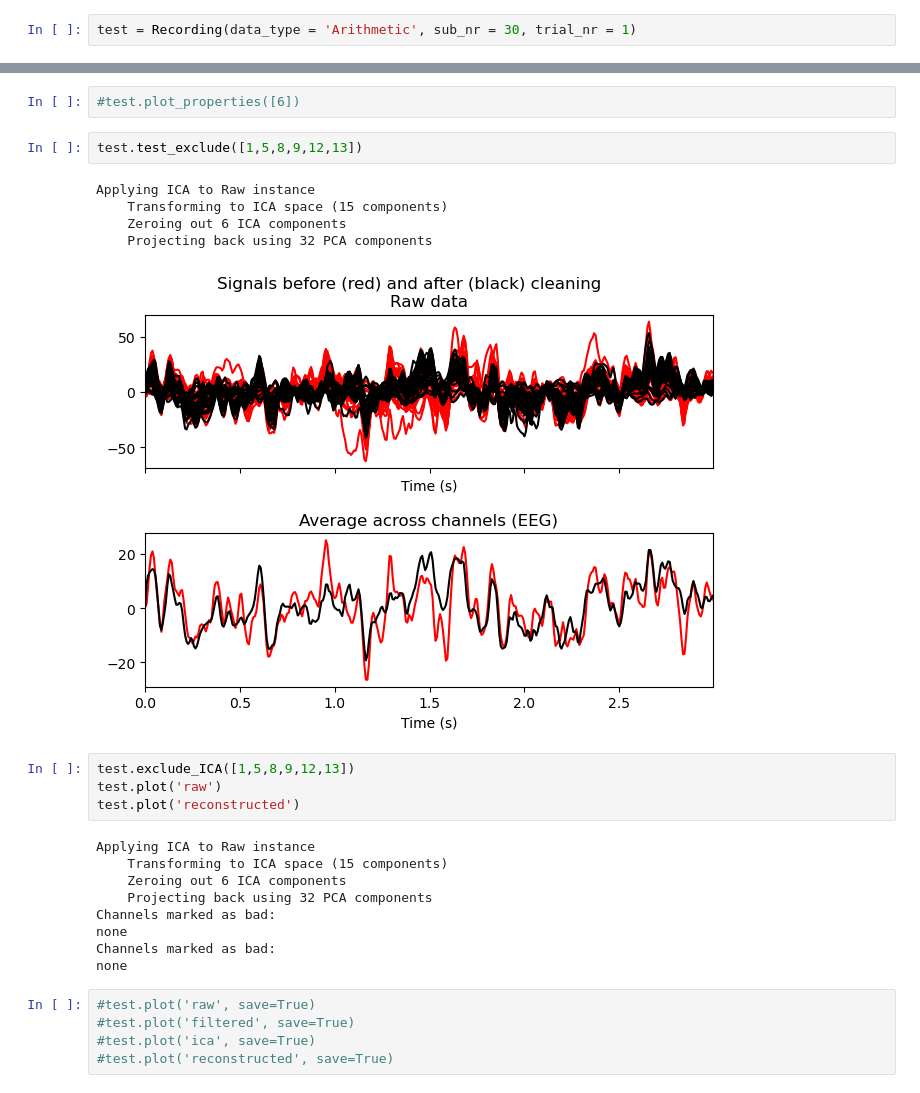
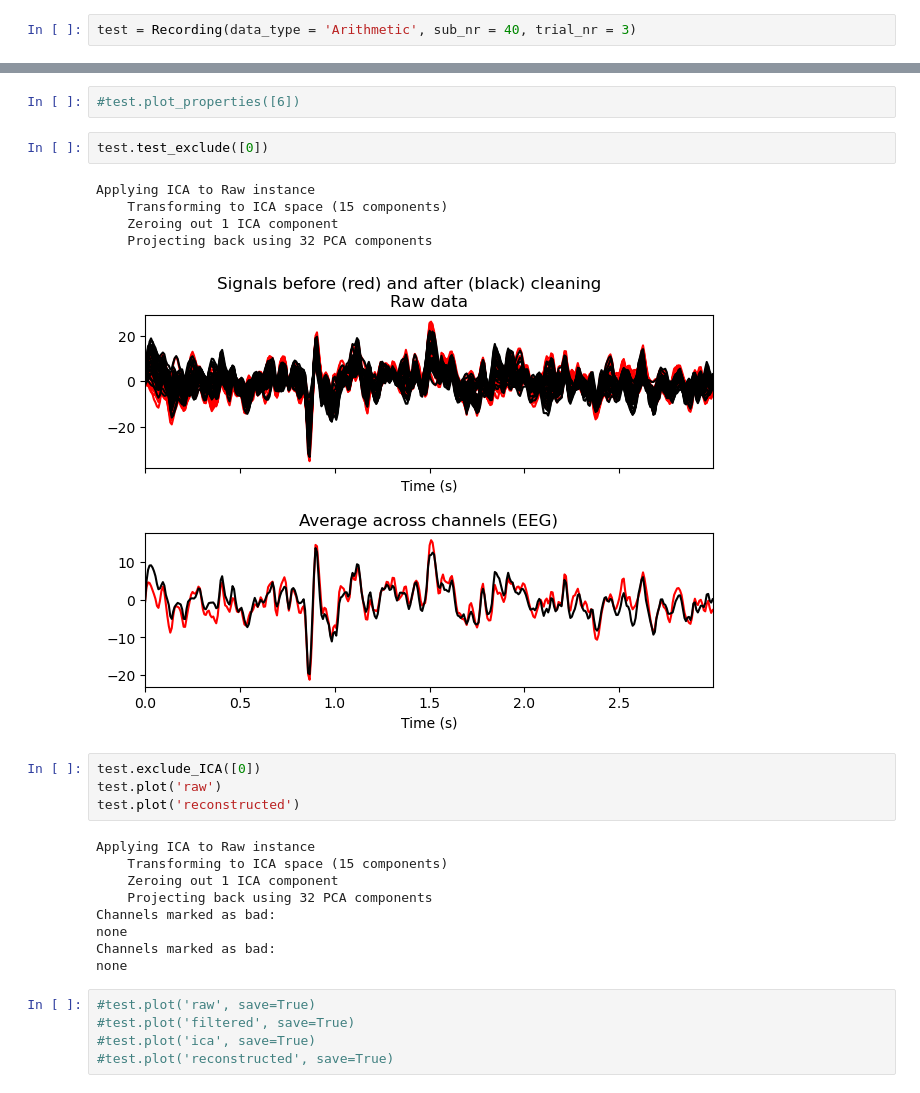
Before and after one commit to annejooyun/eeg_stress_detection, a Jupyter notebook: ICA round 2.ipynb, the cells around one changed output, grey strips where cells are left out. Saved outputs shown, nothing was run; the diff lists cells and outputs as text.

```diff
--- a/ICA round 2.ipynb
+++ b/ICA round 2.ipynb
@@ -114,7 +114,7 @@ class Recording:
                     fig = data.plot(duration = 25, title=f'{title}', n_channels=self.n_channels, scalings=18, show_scrollbars=False)
                     fig.savefig(f'{self.root}/Figures/{title}.png')
 # %%
-test = Recording(data_type = 'Arithmetic', sub_nr = 30, trial_nr = 1)
+test = Recording(data_type = 'Arithmetic', sub_nr = 40, trial_nr = 3)
 # %% [output]
 Creating RawArray with float64 data, n_channels=32, n_times=3200
     Range : 0 ... 3199 =      0.000 ...    24.992 secs
@@ -137,21 +137,21 @@ Ready.
 # %%
 #test.plot_properties([6])
 # %%
-test.test_exclude([1,5,8,9,12,13])
+test.test_exclude([0])
 # %% [output]
 Applying ICA to Raw instance
     Transforming to ICA space (15 components)
-    Zeroing out 6 ICA components
+    Zeroing out 1 ICA component
     Projecting back using 32 PCA components
-[figure, old version]
+[figure, new version]
 # %%
-test.exclude_ICA([1,5,8,9,12,13])
+test.exclude_ICA([0])
 test.plot('raw')
 test.plot('reconstructed')
 # %% [output]
 Applying ICA to Raw instance
     Transforming to ICA space (15 components)
-    Zeroing out 6 ICA components
+    Zeroing out 1 ICA component
     Projecting back using 32 PCA components
 Channels marked as bad:
 none
```
Also changed, not shown: parts of 1 cell of this notebook, 21 other files.
